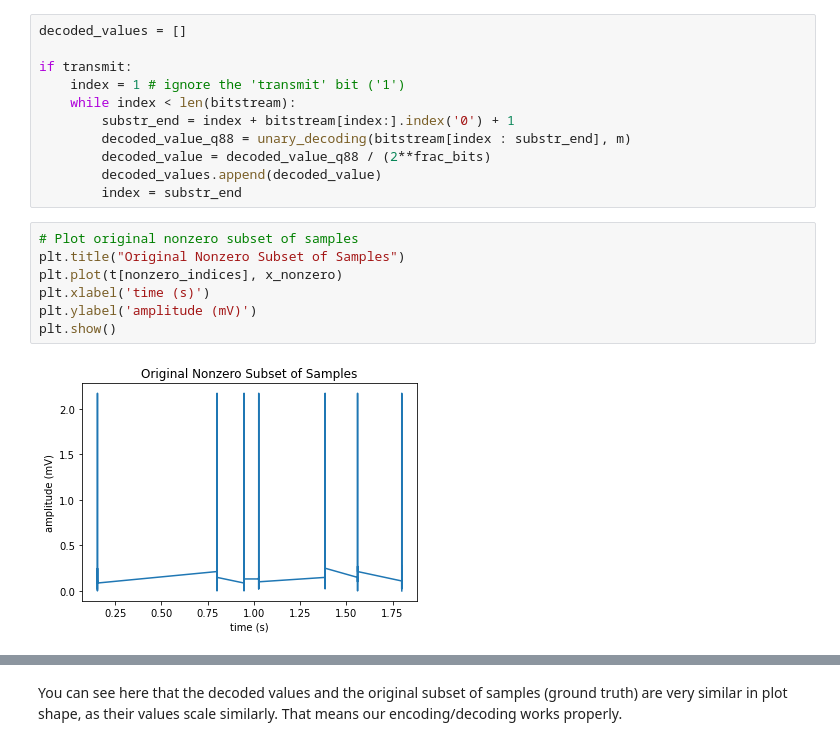
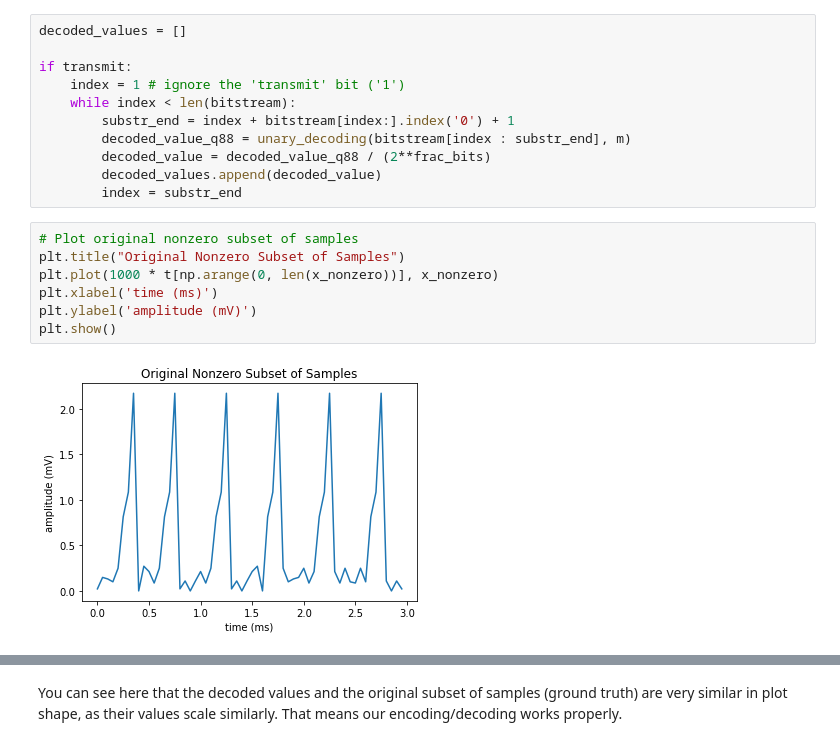
Before and after one commit to michaela10c/neural_signal_compression, a Jupyter notebook: Neural Signal Compression.ipynb, the cells around one changed output, grey strips where cells are left out. Saved outputs shown, nothing was run; the diff lists cells and outputs as text.

```diff
--- a/Neural Signal Compression.ipynb
+++ b/Neural Signal Compression.ipynb
@@ -642,10 +799,10 @@ if transmit:
 # %%
 # Plot original nonzero subset of samples
 plt.title("Original Nonzero Subset of Samples")
-plt.plot(t[nonzero_indices], x_nonzero)
-plt.xlabel('time (s)')
+plt.plot(1000 * t[np.arange(0, len(x_nonzero))], x_nonzero)
+plt.xlabel('time (ms)')
 plt.ylabel('amplitude (mV)')
 plt.show()
 # %% [output]
-[figure, old version]
+[figure, new version]
 # %%
```
Also changed, not shown: parts of 52 cells of this notebook.
